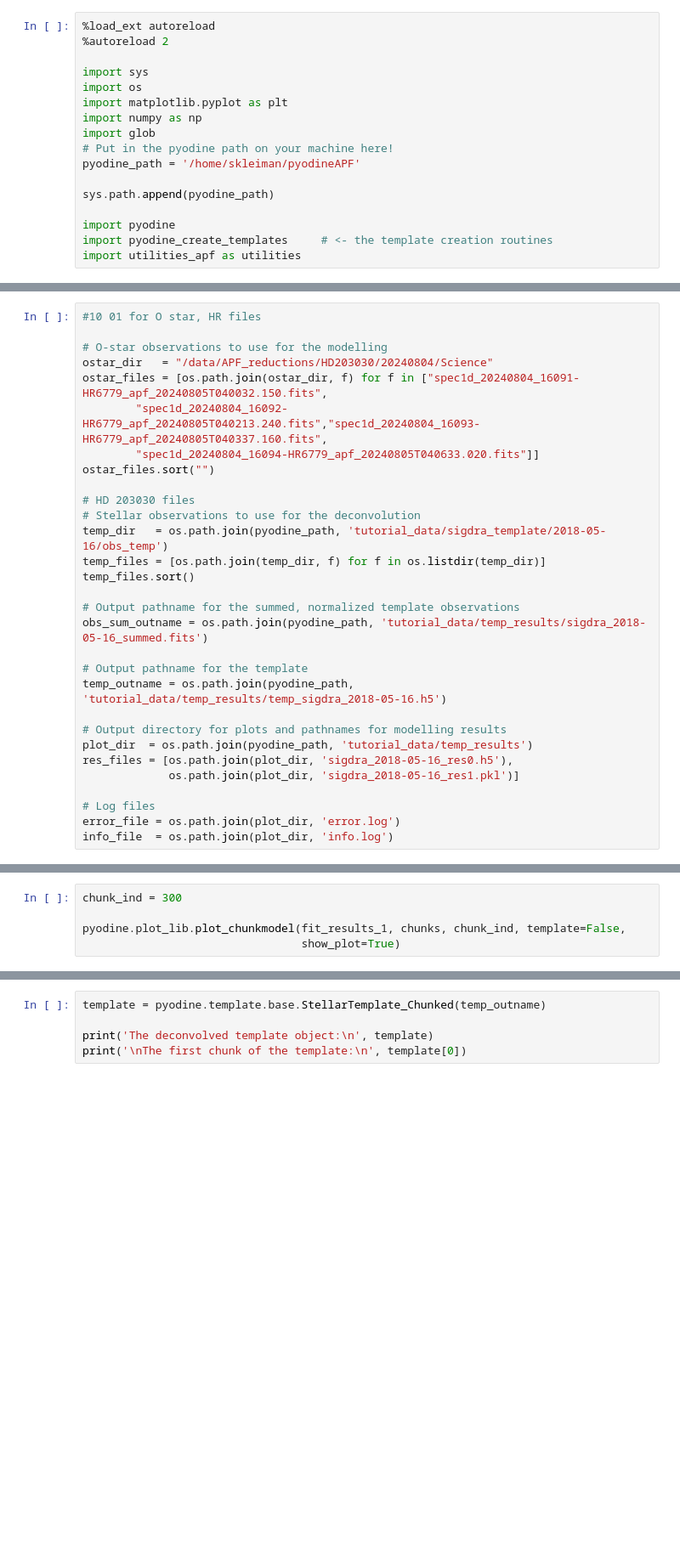
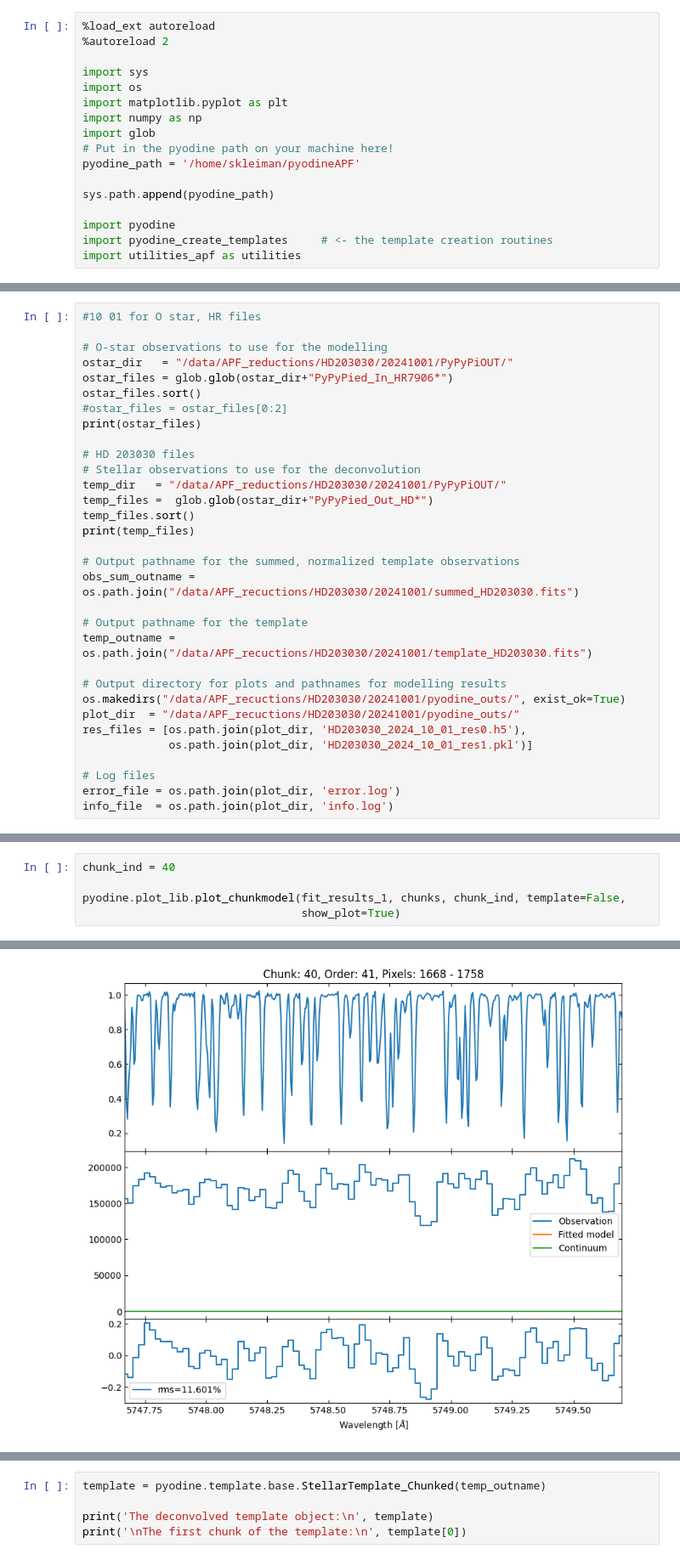
Before and after one commit to skleiman27/pyodineAPF, a Jupyter notebook: pyodine_tut2.ipynb, the cells around one changed output, grey strips where cells are left out. Shown: that part at 85% size. Saved outputs shown, nothing was run; the diff lists cells and outputs as text; blank space fills up the shorter version.

Commit message:
Working on template creation

```diff
--- a/pyodine_tut2.ipynb
+++ b/pyodine_tut2.ipynb
@@ -21,28 +24,30 @@ Pars = utilities.pyodine_parameters.Template_Parameters()
 #10 01 for O star, HR files
 
 # O-star observations to use for the modelling
-ostar_dir   = "/data/APF_reductions/HD203030/20240804/Science"
-ostar_files = [os.path.join(ostar_dir, f) for f in ["spec1d_20240804_16091-HR6779_apf_20240805T040032.150.fits",
-        "spec1d_20240804_16092-HR6779_apf_20240805T040213.240.fits","spec1d_20240804_16093-HR6779_apf_20240805T040337.160.fits",
-        "spec1d_20240804_16094-HR6779_apf_20240805T040633.020.fits"]]
-ostar_files.sort("")
+ostar_dir   = "/data/APF_reductions/HD203030/20241001/PyPyPiOUT/"
+ostar_files = glob.glob(ostar_dir+"PyPyPied_In_HR7906*")
+ostar_files.sort()
+#ostar_files = ostar_files[0:2]
+print(ostar_files)
 
 # HD 203030 files
 # Stellar observations to use for the deconvolution
-temp_dir   = os.path.join(pyodine_path, 'tutorial_data/sigdra_template/2018-05-16/obs_temp')
-temp_files = [os.path.join(temp_dir, f) for f in os.listdir(temp_dir)]
+temp_dir   = "/data/APF_reductions/HD203030/20241001/PyPyPiOUT/"
+temp_files =  glob.glob(ostar_dir+"PyPyPied_Out_HD*")
 temp_files.sort()
+print(temp_files)
 
 # Output pathname for the summed, normalized template observations
-obs_sum_outname = os.path.join(pyodine_path, 'tutorial_data/temp_results/sigdra_2018-05-16_summed.fits')
+obs_sum_outname = os.path.join("/data/APF_recuctions/HD203030/20241001/summed_HD203030.fits")
 
 # Output pathname for the template
-temp_outname = os.path.join(pyodine_path, 'tutorial_data/temp_results/temp_sigdra_2018-05-16.h5')
+temp_outname = os.path.join("/data/APF_recuctions/HD203030/20241001/template_HD203030.fits")
 
 # Output directory for plots and pathnames for modelling results
-plot_dir  = os.path.join(pyodine_path, 'tutorial_data/temp_results')
-res_files = [os.path.join(plot_dir, 'sigdra_2018-05-16_res0.h5'),
-             os.path.join(plot_dir, 'sigdra_2018-05-16_res1.pkl')]
+os.makedirs("/data/APF_recuctions/HD203030/20241001/pyodine_outs/", exist_ok=True)
+plot_dir  = "/data/APF_recuctions/HD203030/20241001/pyodine_outs/"
+res_files = [os.path.join(plot_dir, 'HD203030_2024_10_01_res0.h5'),
+             os.path.join(plot_dir, 'HD203030_2024_10_01_res1.pkl')]
 
 # Log files
 error_file = os.path.join(plot_dir, 'error.log')
@@ -79,5 +192,5 @@ NameError: name 'res_files' is not defined
 # %%
-chunk_ind = 300
+chunk_ind = 40
 
 pyodine.plot_lib.plot_chunkmodel(fit_results_1, chunks, chunk_ind, template=False,
                                  show_plot=True)
@@ -86,3 +198,4 @@ NameError: name 'fit_results_1' is not defined
+[figure, added]
 # %%
 residuals = pyodine.plot_lib.plot_residual_hist(fit_results_1, title='Residuals histogram',
                                                 show_plot=True)
```
Also changed, not shown: parts of 33 cells of this notebook, 9 other files.
